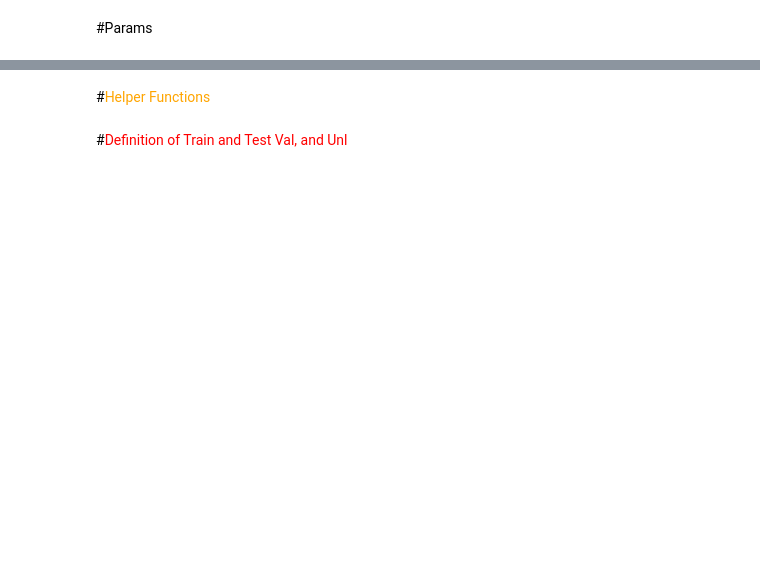
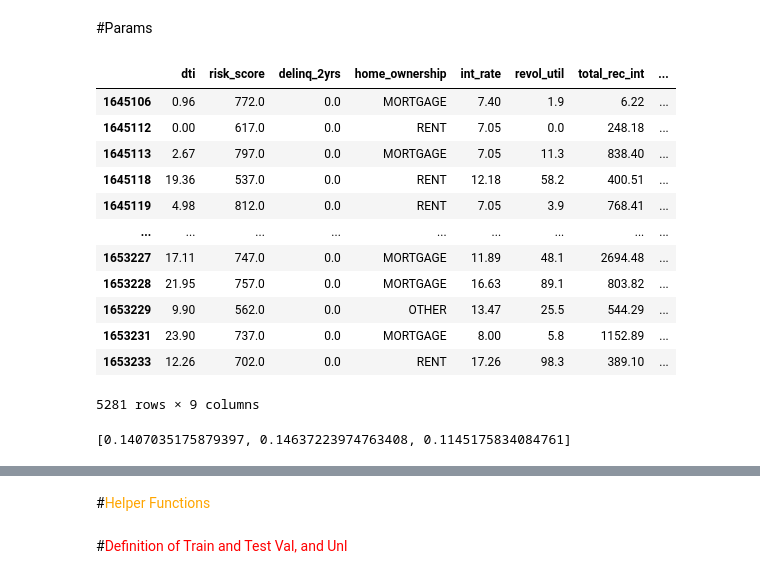
Before and after one commit to hiaac-finance/credit_pipeline, a Jupyter notebook: examples/Model_Pipeline_Functions_Pessoal_V22_LendigClub.ipynb, the cells around one changed output, grey strips where cells are left out. Saved outputs shown, nothing was run; the diff lists cells and outputs as text; code cells hidden in the pictures; blank space fills up the shorter version.

```diff
--- a/examples/Model_Pipeline_Functions_Pessoal_V22_LendigClub.ipynb
+++ b/examples/Model_Pipeline_Functions_Pessoal_V22_LendigClub.ipynb
@@ -182 +169,9 @@ Index(['loan_amnt', 'funded_amnt', 'funded_amnt_inv', 'term', 'int_rate',
+# %%
+#columns based on Shih et al. (2022)
+pearson_a = ['int_rate', 'dti', 'delinq_2yrs',
+ 'home_ownership','revol_util','total_rec_prncp', 'total_rec_int', 'risk_score', 'target']
+pearson_r = ['dti', 'risk_score']
+
+df_a = df_a.loc[:, pearson_a]
+df_r = df_r.loc[:, pearson_r]
 # %%
@@ -218,0 +281,16 @@ params_dict['LightGBM_2'] = {'boosting_type': 'gbdt', 'class_weight': None,
+# %%
+df_a
+# %% [output]
+|  | dti | risk_score | delinq_2yrs | home_ownership | int_rate | revol_util | total_rec_int | ... |
+| 1645106 | 0.96 | 772.0 | 0.0 | MORTGAGE | 7.40 | 1.9 | 6.22 | ... |
+| 1645112 | 0.00 | 617.0 | 0.0 | RENT | 7.05 | 0.0 | 248.18 | ... |
+| 1645113 | 2.67 | 797.0 | 0.0 | MORTGAGE | 7.05 | 11.3 | 838.40 | ... |
+| 1645118 | 19.36 | 537.0 | 0.0 | RENT | 12.18 | 58.2 | 400.51 | ... |
+| 1645119 | 4.98 | 812.0 | 0.0 | RENT | 7.05 | 3.9 | 768.41 | ... |
+| ... | ... | ... | ... | ... | ... | ... | ... | ... |
+| 1653227 | 17.11 | 747.0 | 0.0 | MORTGAGE | 11.89 | 48.1 | 2694.48 | ... |
+| 1653228 | 21.95 | 757.0 | 0.0 | MORTGAGE | 16.63 | 89.1 | 803.82 | ... |
+| 1653229 | 9.90 | 562.0 | 0.0 | OTHER | 13.47 | 25.5 | 544.29 | ... |
+| 1653231 | 23.90 | 737.0 | 0.0 | MORTGAGE | 8.00 | 5.8 | 1152.89 | ... |
+| 1653233 | 12.26 | 702.0 | 0.0 | RENT | 17.26 | 98.3 | 389.10 | ... |
+5281 rows × 9 columns
@@ -218,0 +300,9 @@ params_dict['LightGBM_2'] = {'boosting_type': 'gbdt', 'class_weight': None,
+# %%
+X_train = df_train.loc[:, df_train.columns != "target"]
+X_test = df_test.loc[:, df_test.columns != "target"]
+X_val = df_val.loc[:, df_val.columns != "target"]
+
+y_train, y_test, y_val = df_train["target"], df_test["target"], df_val["target"]
+print([i.mean() for i in [y_train, y_test, y_val]])
+# %% [output]
+[0.1407035175879397, 0.14637223974763408, 0.1145175834084761]
```
Also changed, not shown: parts of 30 cells of this notebook, 3 other files.
